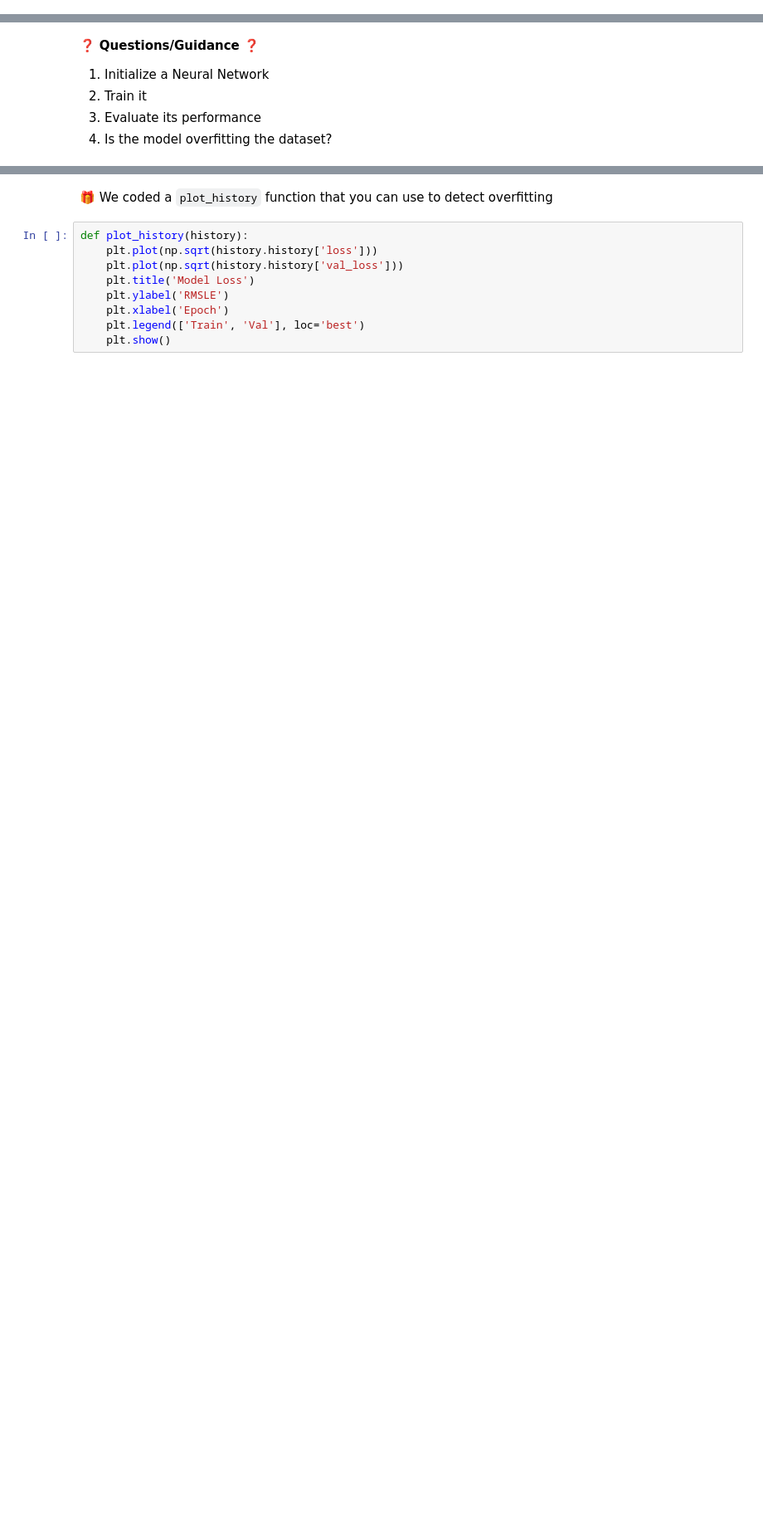
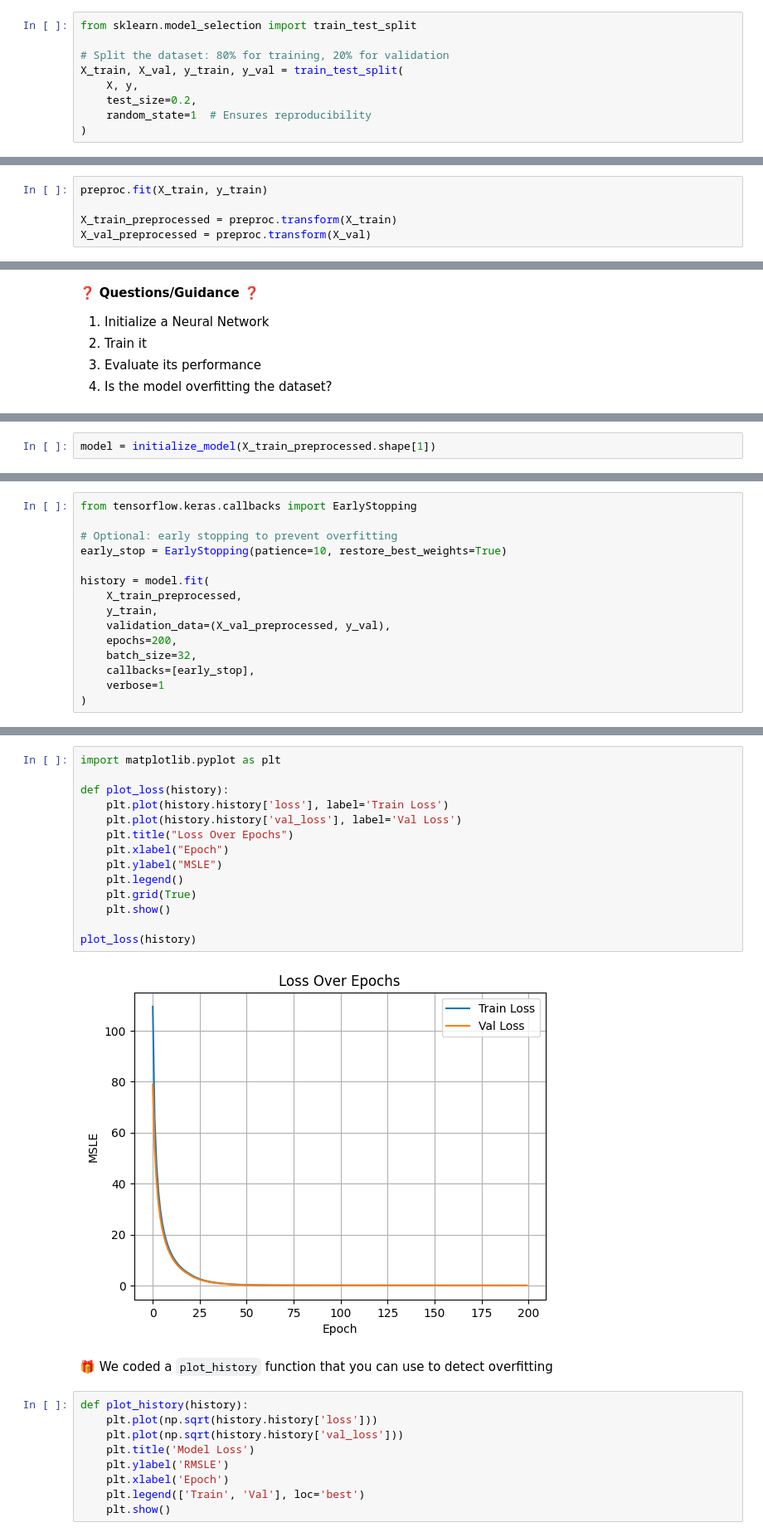
Before and after one commit to saranjthilak/data-houses-kaggle-competition-bis, a Jupyter notebook: houses_kaggle_competition_bis.ipynb, the cells around one changed output, grey strips where cells are left out. Shown: that part at 83% size. Cells and saved outputs as stored; diff of their text form; blank space fills up the shorter version.

```diff
--- a/houses_kaggle_competition_bis.ipynb
+++ b/houses_kaggle_competition_bis.ipynb
@@ -54,3 +63,12 @@ pass  # YOUR CODE HERE
+# %%
+from sklearn.model_selection import train_test_split
+
+# Split the dataset: 80% for training, 20% for validation
+X_train, X_val, y_train, y_val = train_test_split(
+    X, y,
+    test_size=0.2,
+    random_state=1  # Ensures reproducibility
+)
 # %% [markdown]
 ### (1.3) Import the preprocessor
 # %% [markdown]
@@ -71,3 +105,8 @@ Apply these transformations to _both_ your training set and your validation set.
+# %%
+preproc.fit(X_train, y_train)
+
+X_train_preprocessed = preproc.transform(X_train)
+X_val_preprocessed = preproc.transform(X_val)
 # %% [markdown]
 ## (2) 🔮 Your predictions in Tensorflow/Keras
 # %% [markdown]
@@ -117,0 +188,2 @@ Create a function `initialize_model` which initializes a Dense Neural network:
+# %%
+model = initialize_model(X_train_preprocessed.shape[1])
@@ -117,0 +194,15 @@ Create a function `initialize_model` which initializes a Dense Neural network:
+# %%
+from tensorflow.keras.callbacks import EarlyStopping
+
+# Optional: early stopping to prevent overfitting
+early_stop = EarlyStopping(patience=10, restore_best_weights=True)
+
+history = model.fit(
+    X_train_preprocessed,
+    y_train,
+    validation_data=(X_val_preprocessed, y_val),
+    epochs=200,
+    batch_size=32,
+    callbacks=[early_stop],
+    verbose=1
+)
@@ -118,3 +244,19 @@ Create a function `initialize_model` which initializes a Dense Neural network:
+# %%
+import matplotlib.pyplot as plt
+
+def plot_loss(history):
+    plt.plot(history.history['loss'], label='Train Loss')
+    plt.plot(history.history['val_loss'], label='Val Loss')
+    plt.title("Loss Over Epochs")
+    plt.xlabel("Epoch")
+    plt.ylabel("MSLE")
+    plt.legend()
+    plt.grid(True)
+    plt.show()
+
+plot_loss(history)
+# %% [output]
+[figure, added]
 # %% [markdown]
 🎁 We coded a `plot_history` function that you can use to detect overfitting
 # %%
```
Also changed, not shown: parts of 18 cells of this notebook.
